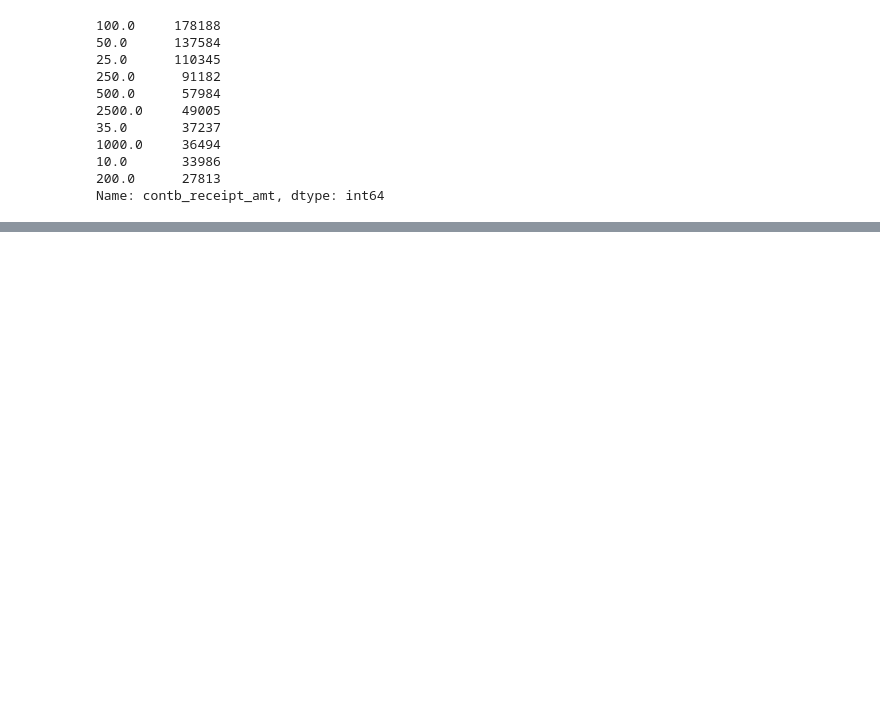
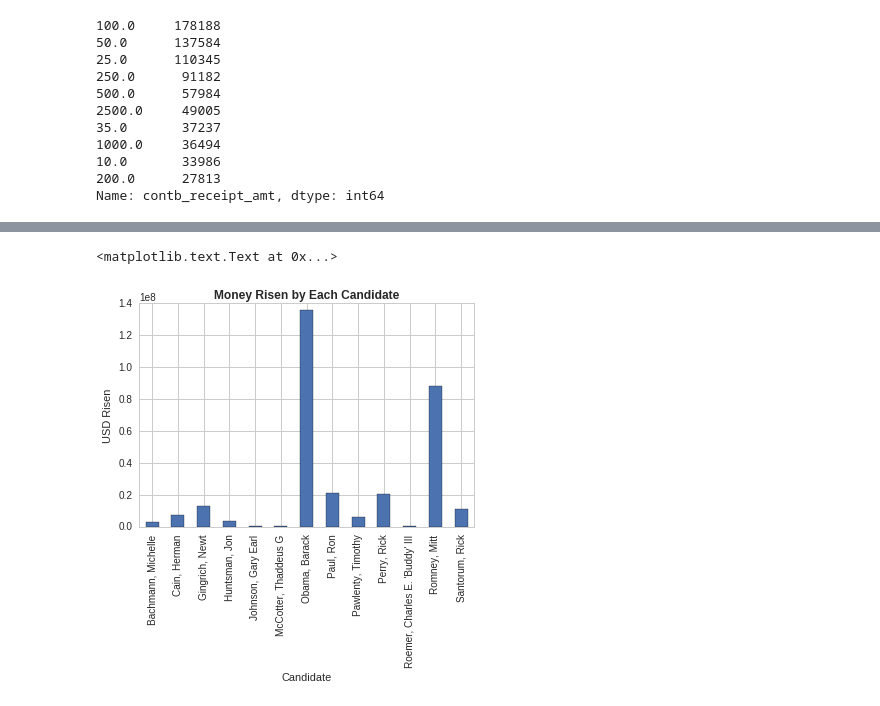
Before and after one commit to jarturomora/python-data-analysis, a Jupyter notebook: Project 3 - Election Data Project - Polls and Donors.ipynb, the cells around one changed output, grey strips where cells are left out. Saved outputs shown, nothing was run; the diff lists cells and outputs as text; code cells hidden in the pictures; blank space fills up the shorter version.

```diff
--- a/Project 3 - Election Data Project - Polls and Donors.ipynb
+++ b/Project 3 - Election Data Project - Polls and Donors.ipynb
@@ -337,0 +361,24 @@ Name: contb_receipt_amt, dtype: int64
+# %%
+# Now we will map each candidate on the data frame with his or her party adding a new column
+
+# First we create a dictionary matching each candidate with his or her party.
+party_map = {'Bachmann, Michelle': 'Republican',
+            'Romney, Mitt': 'Republican',
+            'Obama, Barack': 'Democrat',
+            "Roemer, Charles E. 'Buddy' III": 'Republican',
+            'Pawlenty, Timothy': 'Republican',
+            'Johnson, Gary Earl': 'Republican',
+            'Paul, Ron': 'Republican',
+            'Santorum, Rick': 'Republican',
+            'Cain, Herman': 'Republican',
+            'Gingrich, Newt': 'Republican',
+            'McCotter, Thaddeus G': 'Republican',
+            'Huntsman, Jon': 'Republican',
+            'Perry, Rick': 'Republican'
+}
+# %%
+# Now we add the new column
+donor_df['Party'] = donor_df.cand_nm.map(party_map)
+# %%
+# We will remove from the data frame all the negative contributions (refunds)
+donor_df = donor_df[donor_df.contb_receipt_amt > 0]
@@ -337,0 +437,3 @@ Name: contb_receipt_amt, dtype: int64
+# %%
+# Making the amounts more readable
+cand_amount = donor_df.groupby('cand_nm')['contb_receipt_amt'].sum()
@@ -337,0 +457,8 @@ Name: contb_receipt_amt, dtype: int64
+# %%
+cand_amount.plot(kind = 'bar')
+plt.xlabel('Candidate')
+plt.ylabel('USD Risen')
+plt.title('Money Risen by Each Candidate', weight = 'bold')
+# %% [output]
+<matplotlib.text.Text at 0x...>
+[figure, added]
```
Also changed, not shown: parts of 19 cells of this notebook.
